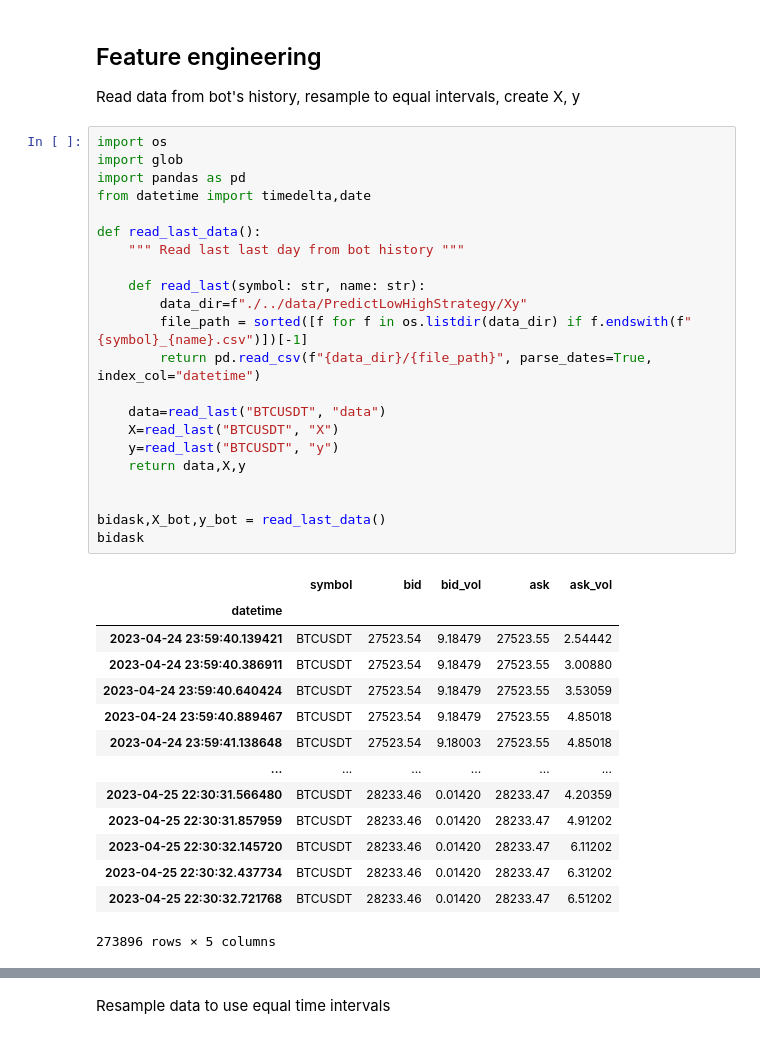
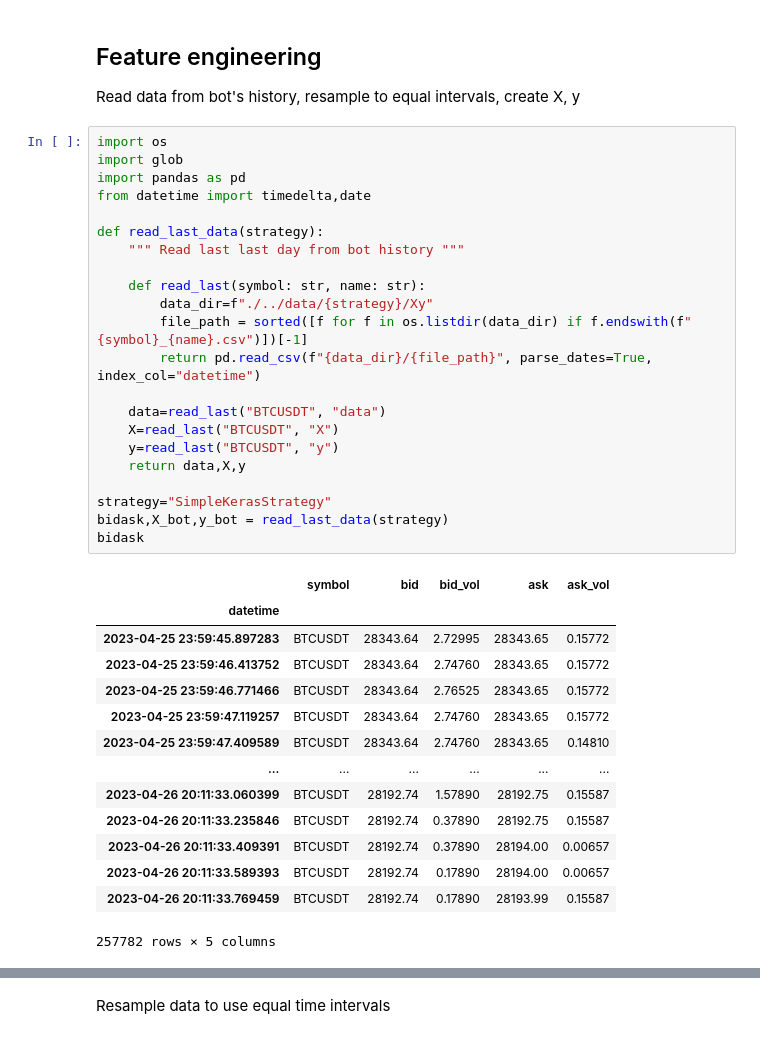
Before and after one commit to DmitryPukhov/pytrade2, a Jupyter notebook: analysis/Predict low high models.ipynb, the cells around one changed output, grey strips where cells are left out. Saved outputs shown, nothing was run; the diff lists cells and outputs as text.

Commit message:
notebooks updated to support strategy by name

```diff
--- a/analysis/Predict low high models.ipynb
+++ b/analysis/Predict low high models.ipynb
@@ -45,40 +45,40 @@ Read data from bot's history, resample to equal intervals, create X, y
 # %%
 import os
 import glob
 import pandas as pd
 from datetime import timedelta,date
 
-def read_last_data():
+def read_last_data(strategy):
     """ Read last last day from bot history """
 
     def read_last(symbol: str, name: str):
-        data_dir=f"./../data/PredictLowHighStrategy/Xy"
+        data_dir=f"./../data/{strategy}/Xy"
         file_path = sorted([f for f in os.listdir(data_dir) if f.endswith(f"{symbol}_{name}.csv")])[-1]
         return pd.read_csv(f"{data_dir}/{file_path}", parse_dates=True, index_col="datetime")
 
     data=read_last("BTCUSDT", "data")
     X=read_last("BTCUSDT", "X")
     y=read_last("BTCUSDT", "y")
     return data,X,y
 
-
-bidask,X_bot,y_bot = read_last_data()
+strategy="SimpleKerasStrategy"
+bidask,X_bot,y_bot = read_last_data(strategy)
 bidask
 # %% [output]
 |  | symbol | bid | bid_vol | ask | ask_vol |
 | datetime |  |  |  |  |  |
-| 2023-04-24 23:59:40.139421 | BTCUSDT | 27523.54 | 9.18479 | 27523.55 | 2.54442 |
-| 2023-04-24 23:59:40.386911 | BTCUSDT | 27523.54 | 9.18479 | 27523.55 | 3.00880 |
-| 2023-04-24 23:59:40.640424 | BTCUSDT | 27523.54 | 9.18479 | 27523.55 | 3.53059 |
-| 2023-04-24 23:59:40.889467 | BTCUSDT | 27523.54 | 9.18479 | 27523.55 | 4.85018 |
-| 2023-04-24 23:59:41.138648 | BTCUSDT | 27523.54 | 9.18003 | 27523.55 | 4.85018 |
+| 2023-04-25 23:59:45.897283 | BTCUSDT | 28343.64 | 2.72995 | 28343.65 | 0.15772 |
+| 2023-04-25 23:59:46.413752 | BTCUSDT | 28343.64 | 2.74760 | 28343.65 | 0.15772 |
+| 2023-04-25 23:59:46.771466 | BTCUSDT | 28343.64 | 2.76525 | 28343.65 | 0.15772 |
+| 2023-04-25 23:59:47.119257 | BTCUSDT | 28343.64 | 2.74760 | 28343.65 | 0.15772 |
+| 2023-04-25 23:59:47.409589 | BTCUSDT | 28343.64 | 2.74760 | 28343.65 | 0.14810 |
 | ... | ... | ... | ... | ... | ... |
-| 2023-04-25 22:30:31.566480 | BTCUSDT | 28233.46 | 0.01420 | 28233.47 | 4.20359 |
-| 2023-04-25 22:30:31.857959 | BTCUSDT | 28233.46 | 0.01420 | 28233.47 | 4.91202 |
-| 2023-04-25 22:30:32.145720 | BTCUSDT | 28233.46 | 0.01420 | 28233.47 | 6.11202 |
-| 2023-04-25 22:30:32.437734 | BTCUSDT | 28233.46 | 0.01420 | 28233.47 | 6.31202 |
-| 2023-04-25 22:30:32.721768 | BTCUSDT | 28233.46 | 0.01420 | 28233.47 | 6.51202 |
+| 2023-04-26 20:11:33.060399 | BTCUSDT | 28192.74 | 1.57890 | 28192.75 | 0.15587 |
+| 2023-04-26 20:11:33.235846 | BTCUSDT | 28192.74 | 0.37890 | 28192.75 | 0.15587 |
+| 2023-04-26 20:11:33.409391 | BTCUSDT | 28192.74 | 0.37890 | 28194.00 | 0.00657 |
+| 2023-04-26 20:11:33.589393 | BTCUSDT | 28192.74 | 0.17890 | 28194.00 | 0.00657 |
+| 2023-04-26 20:11:33.769459 | BTCUSDT | 28192.74 | 0.17890 | 28193.99 | 0.15587 |
-273896 rows × 5 columns
+257782 rows × 5 columns
 # %%
 
 def get_targets(bidask):
```
Also changed, not shown: parts of 5 cells of this notebook.
